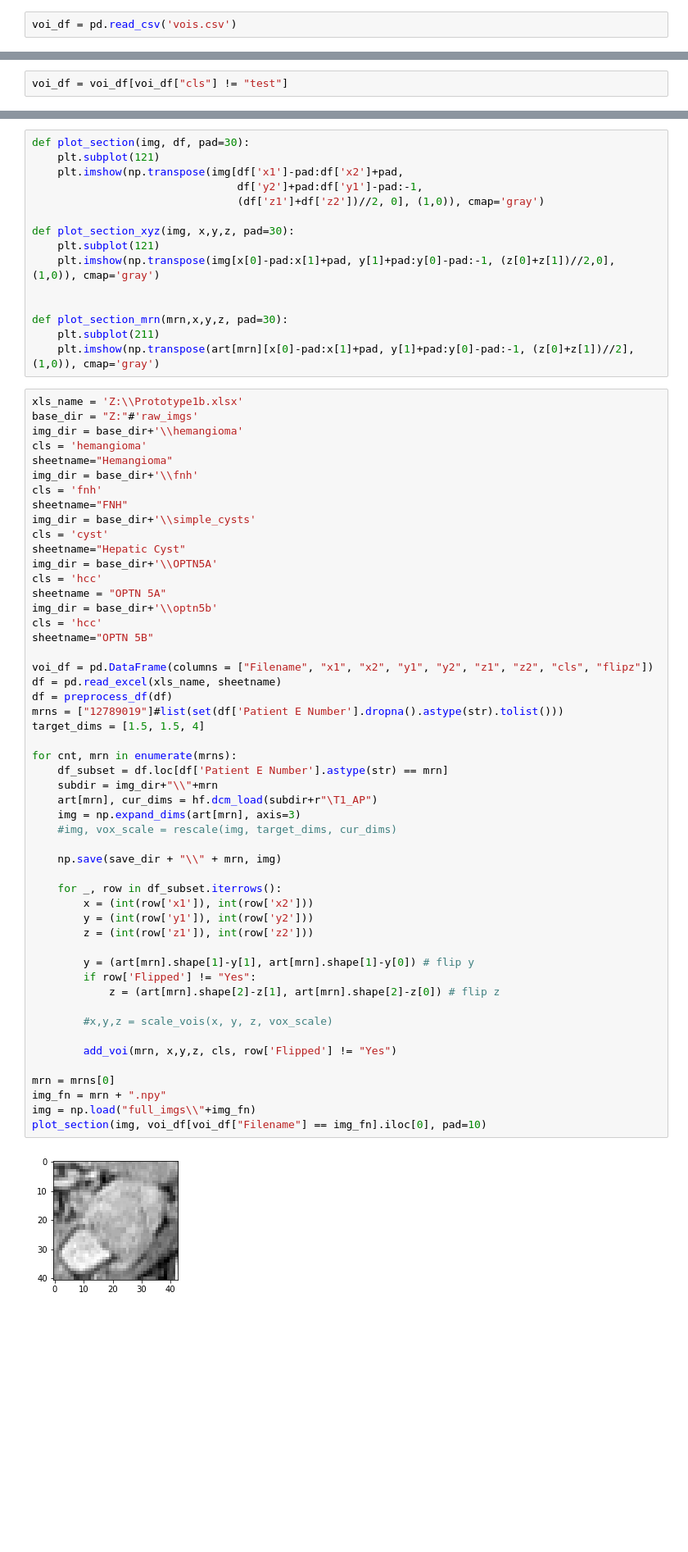
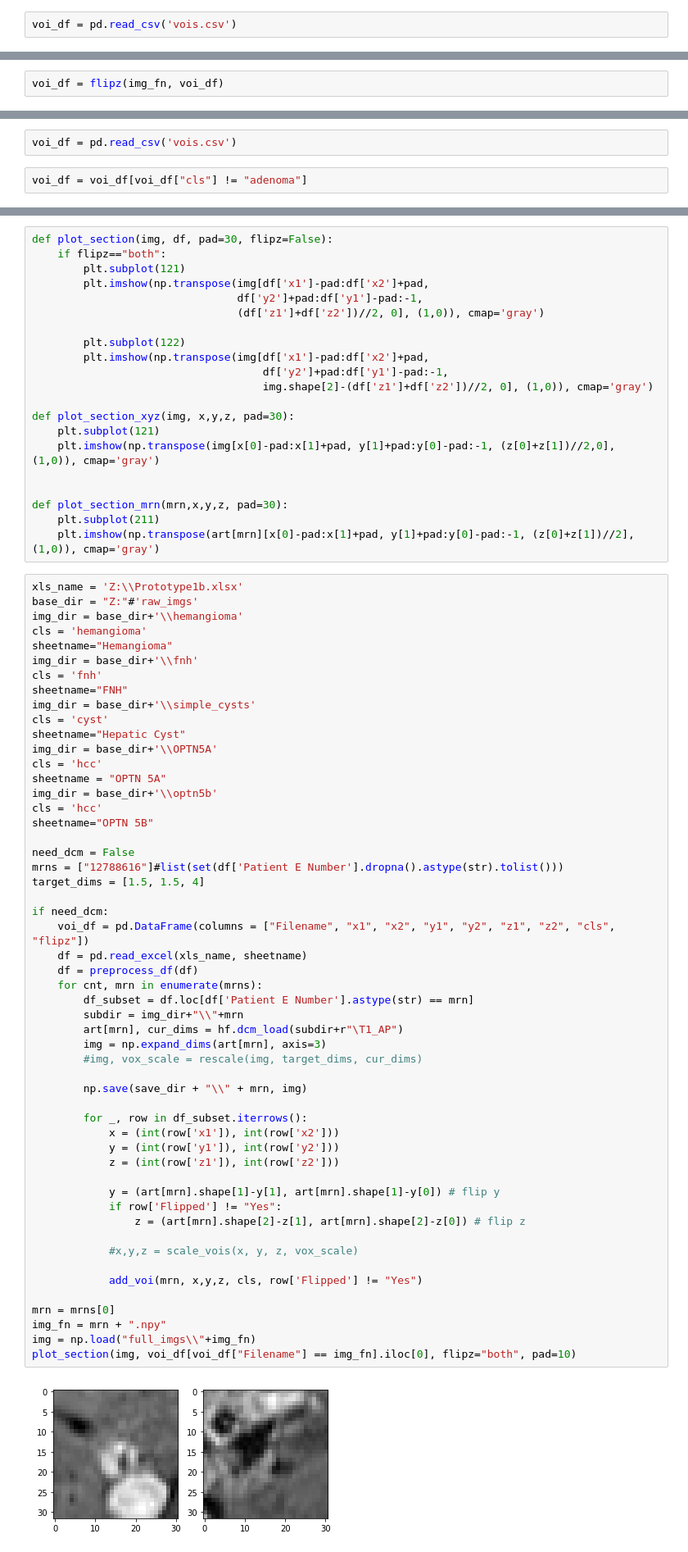
Before and after one commit to clintonjwang/voi-classifier, a Jupyter notebook: data-retrieval.ipynb, the cells around one changed output, grey strips where cells are left out. Shown at 82% size. Saved outputs shown, nothing was run; the diff lists cells and outputs as text; blank space fills up the shorter version.

Commit message:
adenomas, flipz

```diff
--- a/data-retrieval.ipynb
+++ b/data-retrieval.ipynb
@@ -276,0 +325,2 @@ voi_df = pd.read_csv('vois.csv')
+# %%
+voi_df = flipz(img_fn, voi_df)
@@ -277,2 +353,4 @@ voi_df = pd.read_csv('vois.csv')
+# %%
+voi_df = pd.read_csv('vois.csv')
 # %%
-voi_df = voi_df[voi_df["cls"] != "test"]
+voi_df = voi_df[voi_df["cls"] != "adenoma"]
@@ -283,9 +357,15 @@ len(voi_df)
 # %%
-def plot_section(img, df, pad=30):
-    plt.subplot(121)
-    plt.imshow(np.transpose(img[df['x1']-pad:df['x2']+pad,
+def plot_section(img, df, pad=30, flipz=False):
+    if flipz=="both":
+        plt.subplot(121)
+        plt.imshow(np.transpose(img[df['x1']-pad:df['x2']+pad,
                                 df['y2']+pad:df['y1']-pad:-1,
                                 (df['z1']+df['z2'])//2, 0], (1,0)), cmap='gray')
+
+        plt.subplot(122)
+        plt.imshow(np.transpose(img[df['x1']-pad:df['x2']+pad,
+                                    df['y2']+pad:df['y1']-pad:-1,
+                                    img.shape[2]-(df['z1']+df['z2'])//2, 0], (1,0)), cmap='gray')
 
 def plot_section_xyz(img, x,y,z, pad=30):
     plt.subplot(121)
@@ -299,52 +379,54 @@ def plot_section_mrn(mrn,x,y,z, pad=30):
 xls_name = 'Z:\\Prototype1b.xlsx'
 base_dir = "Z:"#'raw_imgs'
 img_dir = base_dir+'\\hemangioma'
 cls = 'hemangioma'
 sheetname="Hemangioma"
 img_dir = base_dir+'\\fnh'
 cls = 'fnh'
 sheetname="FNH"
 img_dir = base_dir+'\\simple_cysts'
 cls = 'cyst'
 sheetname="Hepatic Cyst"
 img_dir = base_dir+'\\OPTN5A'
 cls = 'hcc'
 sheetname = "OPTN 5A"
 img_dir = base_dir+'\\optn5b'
 cls = 'hcc'
 sheetname="OPTN 5B"
 
-voi_df = pd.DataFrame(columns = ["Filename", "x1", "x2", "y1", "y2", "z1", "z2", "cls", "flipz"])
-df = pd.read_excel(xls_name, sheetname)
-df = preprocess_df(df)
-mrns = ["12789019"]#list(set(df['Patient E Number'].dropna().astype(str).tolist()))
+need_dcm = False
+mrns = ["12788616"]#list(set(df['Patient E Number'].dropna().astype(str).tolist()))
 target_dims = [1.5, 1.5, 4]
 
-for cnt, mrn in enumerate(mrns):
-    df_subset = df.loc[df['Patient E Number'].astype(str) == mrn]
-    subdir = img_dir+"\\"+mrn
-    art[mrn], cur_dims = hf.dcm_load(subdir+r"\T1_AP")
-    img = np.expand_dims(art[mrn], axis=3)
-    #img, vox_scale = rescale(img, target_dims, cur_dims)
+if need_dcm:
+    voi_df = pd.DataFrame(columns = ["Filename", "x1", "x2", "y1", "y2", "z1", "z2", "cls", "flipz"])
+    df = pd.read_excel(xls_name, sheetname)
+    df = preprocess_df(df)
+    for cnt, mrn in enumerate(mrns):
+        df_subset = df.loc[df['Patient E Number'].astype(str) == mrn]
+        subdir = img_dir+"\\"+mrn
+        art[mrn], cur_dims = hf.dcm_load(subdir+r"\T1_AP")
+        img = np.expand_dims(art[mrn], axis=3)
+        #img, vox_scale = rescale(img, target_dims, cur_dims)
 
-    np.save(save_dir + "\\" + mrn, img)
+        np.save(save_dir + "\\" + mrn, img)
 
-    for _, row in df_subset.iterrows():
-        x = (int(row['x1']), int(row['x2']))
-        y = (int(row['y1']), int(row['y2']))
-        z = (int(row['z1']), int(row['z2']))
+        for _, row in df_subset.iterrows():
+            x = (int(row['x1']), int(row['x2']))
+            y = (int(row['y1']), int(row['y2']))
+            z = (int(row['z1']), int(row['z2']))
 
-        y = (art[mrn].shape[1]-y[1], art[mrn].shape[1]-y[0]) # flip y
-        if row['Flipped'] != "Yes":
-            z = (art[mrn].shape[2]-z[1], art[mrn].shape[2]-z[0]) # flip z
+            y = (art[mrn].shape[1]-y[1], art[mrn].shape[1]-y[0]) # flip y
+            if row['Flipped'] != "Yes":
+                z = (art[mrn].shape[2]-z[1], art[mrn].shape[2]-z[0]) # flip z
 
-        #x,y,z = scale_vois(x, y, z, vox_scale)
+            #x,y,z = scale_vois(x, y, z, vox_scale)
 
-        add_voi(mrn, x,y,z, cls, row['Flipped'] != "Yes")
+            add_voi(mrn, x,y,z, cls, row['Flipped'] != "Yes")
 
 mrn = mrns[0]
 img_fn = mrn + ".npy"
 img = np.load("full_imgs\\"+img_fn)
-plot_section(img, voi_df[voi_df["Filename"] == img_fn].iloc[0], pad=10)
+plot_section(img, voi_df[voi_df["Filename"] == img_fn].iloc[0], flipz="both", pad=10)
 # %% [output]
-[figure, old version]
+[figure, new version]
```
Also changed, not shown: parts of 14 cells of this notebook, 4 other files.
